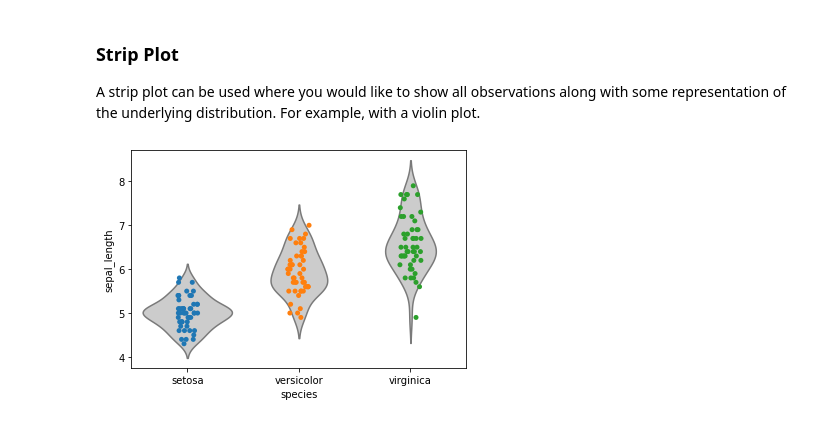
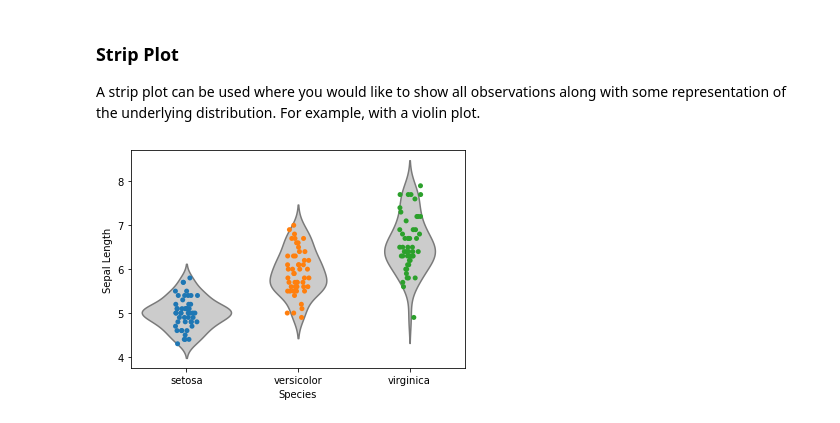
Before and after one commit to shaneahmed/StatswithPython, a Jupyter notebook: 03-DataVisualisation.ipynb, the cells around one changed output. Drawn from its saved outputs; the diff is of its cells as text; code cells hidden in the pictures.

```diff
--- a/03-DataVisualisation.ipynb
+++ b/03-DataVisualisation.ipynb
@@ -141,6 +165,7 @@ A strip plot can be used where you would like to show all observations along wit
 # %%
 ax = sns.violinplot(x="species", y="sepal_length", data=iris,
                     inner=None, color=".8")
 ax = sns.stripplot(x="species", y="sepal_length", data=iris)
+_ = ax.set(ylabel='Sepal Length', xlabel='Species')
 # %% [output]
-[figure, old version]
+[figure, new version]
```
Also changed, not shown: parts of 20 cells of this notebook.
